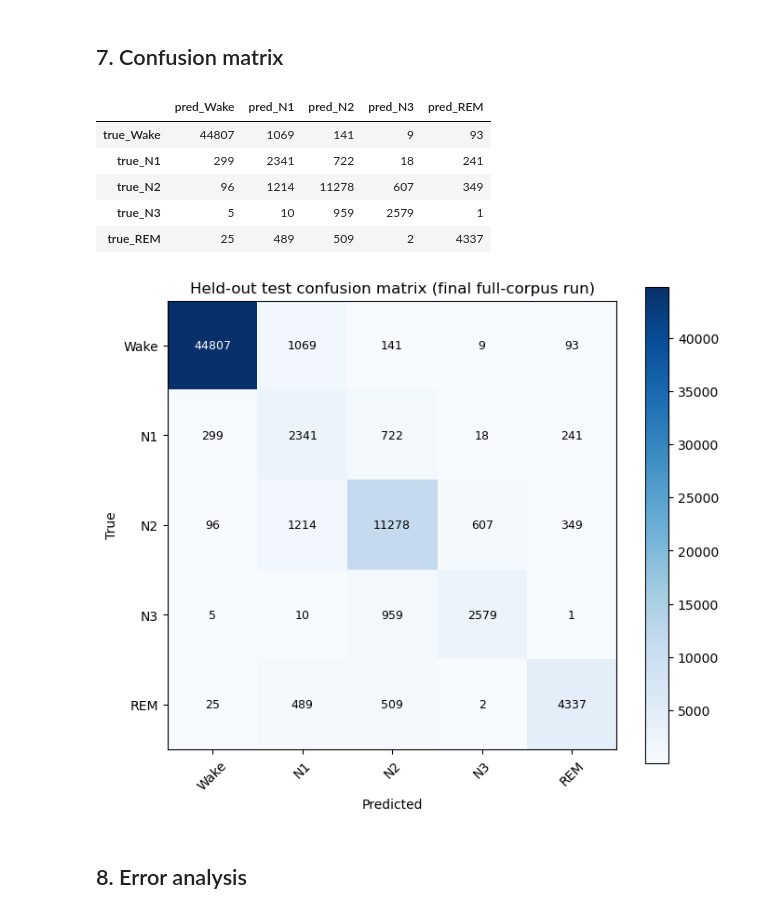
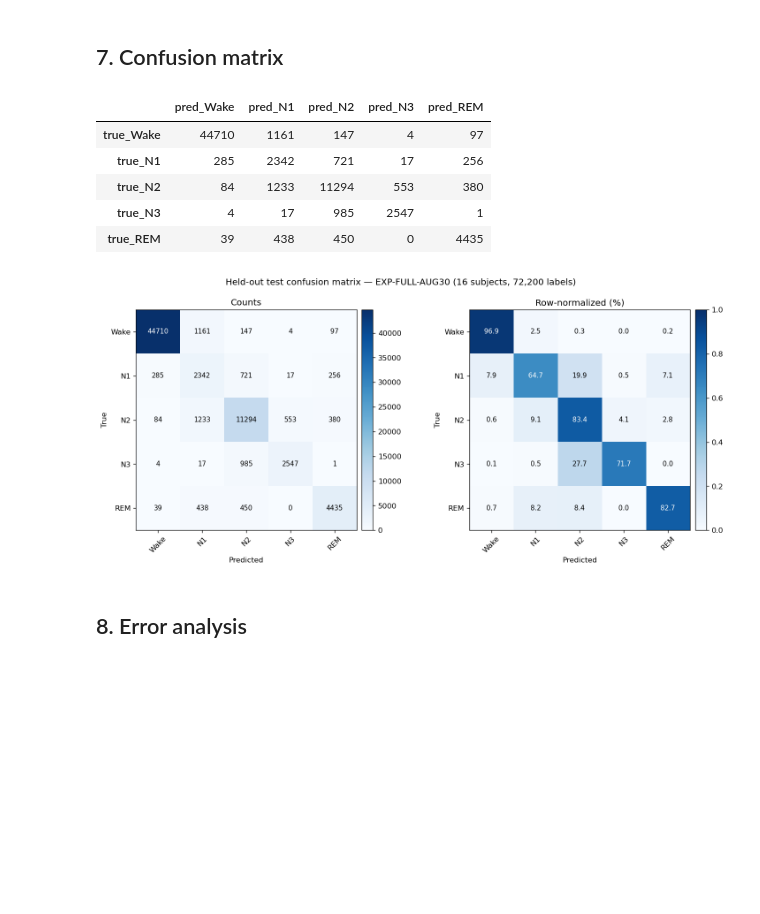
Before and after one commit to shamiquekhan/neuromorphic-sleep-staging-pipeline, a Jupyter notebook: notebooks/05_evaluation_and_benchmarking.ipynb, the cells around one changed output. Cells and saved outputs as stored; diff of their text form; code cells hidden in the pictures; blank space fills up the shorter version.

```diff
--- a/notebooks/05_evaluation_and_benchmarking.ipynb
+++ b/notebooks/05_evaluation_and_benchmarking.ipynb
@@ -358,28 +358,46 @@ These values are computed from the held-out test subjects only.
 # %%
 cm = confusion_matrix(y_true, y_pred, labels=list(range(N_CLASSES)))
 cm_df = pd.DataFrame(cm, index=[f"true_{s}" for s in STAGE_NAMES],
                      columns=[f"pred_{s}" for s in STAGE_NAMES])
 display(cm_df)
 
-fig, ax = plt.subplots(figsize=(7, 6))
-im = ax.imshow(cm, cmap="Blues")
-ax.set_xticks(range(N_CLASSES)); ax.set_xticklabels(STAGE_NAMES, rotation=45)
-ax.set_yticks(range(N_CLASSES)); ax.set_yticklabels(STAGE_NAMES)
+cm_row = cm.astype(float) / cm.sum(axis=1, keepdims=True).clip(min=1)
+fig, axes = plt.subplots(1, 2, figsize=(12.5, 5.5))
+im0 = axes[0].imshow(cm, cmap="Blues")
+axes[0].set_xticks(range(N_CLASSES)); axes[0].set_xticklabels(STAGE_NAMES, rotation=45)
+axes[0].set_yticks(range(N_CLASSES)); axes[0].set_yticklabels(STAGE_NAMES)
 for i in range(N_CLASSES):
     for j in range(N_CLASSES):
-        ax.text(j, i, str(cm[i, j]), ha="center", va="center",
-                color="white" if cm[i, j] > cm.max() / 2 else "black", fontsize=9)
-ax.set_xlabel("Predicted"); ax.set_ylabel("True")
-ax.set_title("Held-out test confusion matrix (final full-corpus run)")
-fig.colorbar(im, ax=ax); fig.tight_layout(); plt.show()
+        axes[0].text(j, i, str(cm[i, j]), ha="center", va="center",
+                     color="white" if cm[i, j] > cm.max() / 2 else "black", fontsize=9)
+axes[0].set_xlabel("Predicted"); axes[0].set_ylabel("True")
+axes[0].set_title("Counts")
+fig.colorbar(im0, ax=axes[0], fraction=0.046, pad=0.02)
+
+im1 = axes[1].imshow(cm_row, cmap="Blues", vmin=0, vmax=1)
+axes[1].set_xticks(range(N_CLASSES)); axes[1].set_xticklabels(STAGE_NAMES, rotation=45)
+axes[1].set_yticks(range(N_CLASSES)); axes[1].set_yticklabels(STAGE_NAMES)
+for i in range(N_CLASSES):
+    for j in range(N_CLASSES):
+        axes[1].text(j, i, f"{cm_row[i, j] * 100:.1f}", ha="center", va="center",
+                     color="white" if cm_row[i, j] > 0.5 else "black", fontsize=9)
+axes[1].set_xlabel("Predicted"); axes[1].set_ylabel("True")
+axes[1].set_title("Row-normalized (%)")
+fig.colorbar(im1, ax=axes[1], fraction=0.046, pad=0.02)
+
+fig.suptitle("Held-out test confusion matrix — EXP-FULL-AUG30 (16 subjects, 72,200 labels)",
+             fontsize=12, y=1.0)
+fig.tight_layout()
+fig.savefig(RESULTS_DIR / "confusion_matrix.png", dpi=120, bbox_inches="tight")
+plt.show()
 # %% [output]
 |  | pred_Wake | pred_N1 | pred_N2 | pred_N3 | pred_REM |
-| true_Wake | 44807 | 1069 | 141 | 9 | 93 |
-| true_N1 | 299 | 2341 | 722 | 18 | 241 |
-| true_N2 | 96 | 1214 | 11278 | 607 | 349 |
-| true_N3 | 5 | 10 | 959 | 2579 | 1 |
-| true_REM | 25 | 489 | 509 | 2 | 4337 |
+| true_Wake | 44710 | 1161 | 147 | 4 | 97 |
+| true_N1 | 285 | 2342 | 721 | 17 | 256 |
+| true_N2 | 84 | 1233 | 11294 | 553 | 380 |
+| true_N3 | 4 | 17 | 985 | 2547 | 1 |
+| true_REM | 39 | 438 | 450 | 0 | 4435 |
-[figure, old version]
+[figure, new version]
 # %% [markdown]
 ## 8. Error analysis
 # %%
```
Also changed, not shown: 21 other files.
